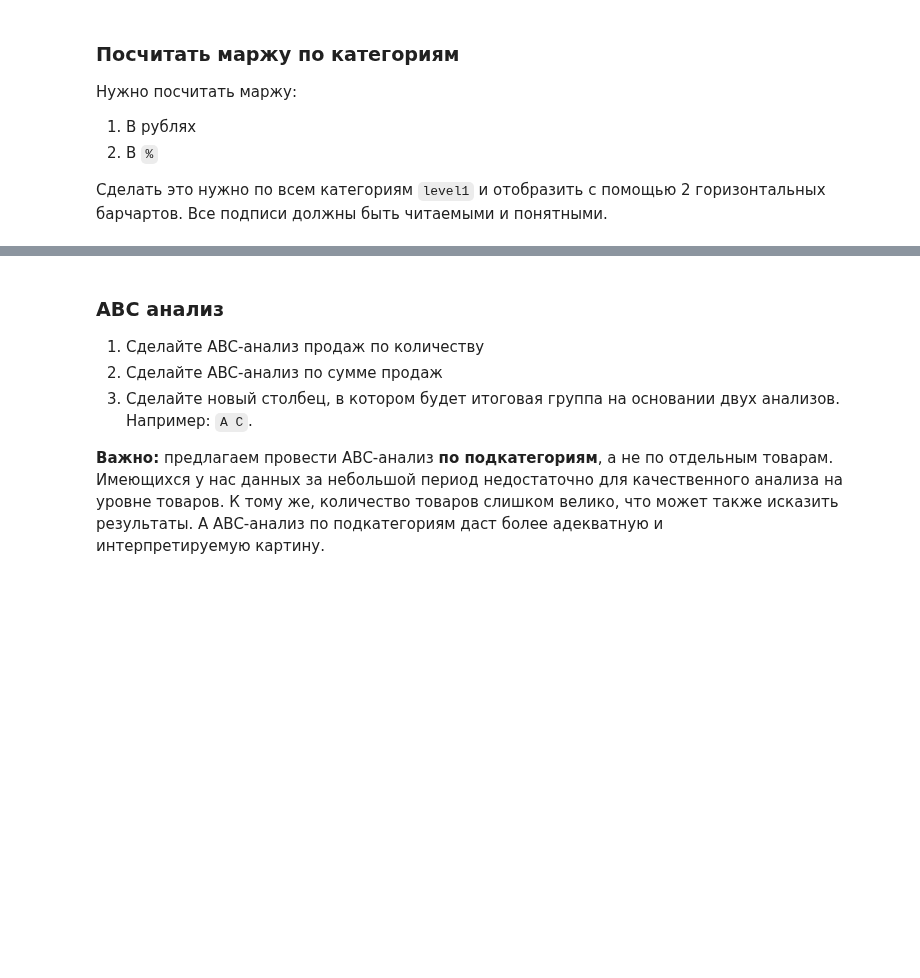
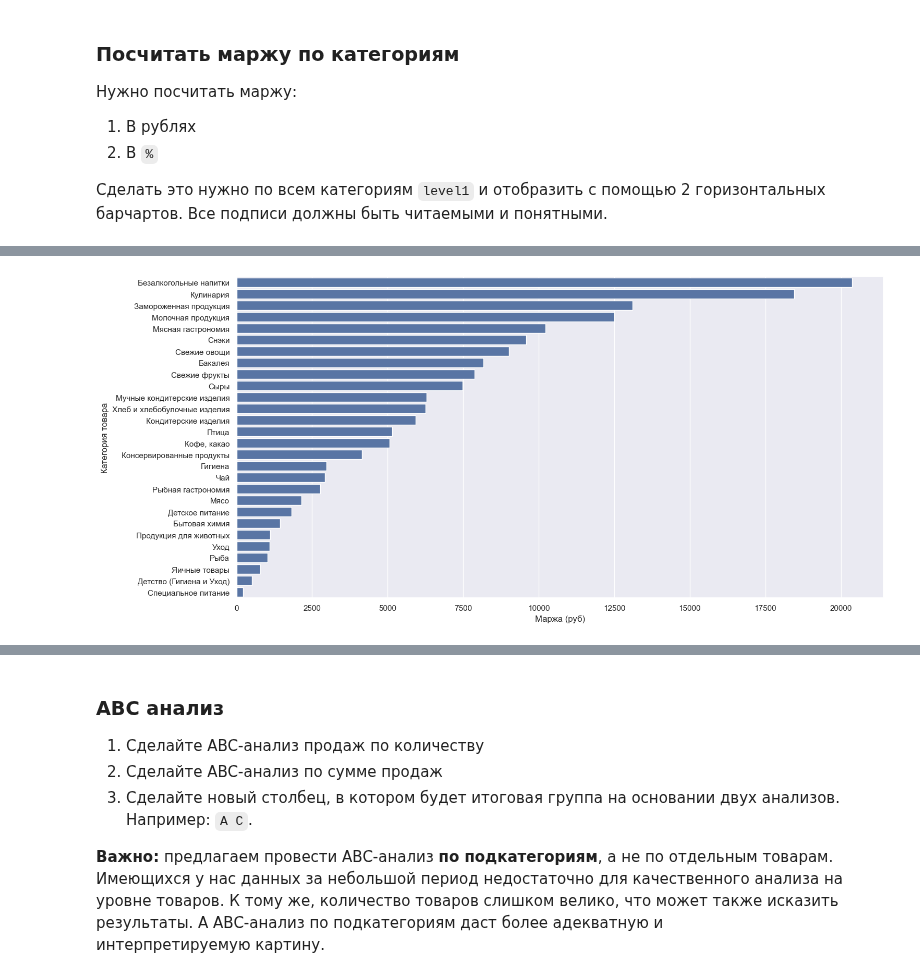
Before and after one commit to mishandri/Data-Analysis, a Jupyter notebook: 10. Итоговый проект Pandas/Решение.ipynb, the cells around one changed output, grey strips where cells are left out. Saved outputs shown, nothing was run; the diff lists cells and outputs as text; code cells hidden in the pictures; blank space fills up the shorter version.

```diff
--- a/10. Итоговый проект Pandas/Решение.ipynb
+++ b/10. Итоговый проект Pandas/Решение.ipynb
@@ -213,3 +213,13 @@ plt.show();
 2.  В `%`
 
 Сделать это нужно по всем категориям `level1` и отобразить с помощью 2 горизонтальных барчартов. Все подписи должны быть читаемыми и понятными.
+# %%
+def calc_margin(x):
+    d = {}
+    d['margin'] = sum((x['price'] - x['cost_price']) * x['quantity'])
+    d['marginality'] = d['margin']/sum(x['price']* x['quantity']) * 100
+    return pd.Series(d, index=['margin', 'marginality'])
+# %%
+q5 = df.copy()
+q5 = q5.groupby('level1').apply(calc_margin, include_groups=False).reset_index()
+q5
@@ -215,0 +244,7 @@ plt.show();
+# %%
+q5 = q5.sort_values('margin', ascending=False)
+sns.set_theme(rc={'figure.figsize': (16, 8)})
+fig = sns.barplot(data=q5, x='margin', y='level1', orient='h');
+fig.set(xlabel='Маржа (руб)', ylabel='Категория товара');
+# %% [output]
+[figure, added]
```
Also changed, not shown: parts of 2 cells of this notebook.
